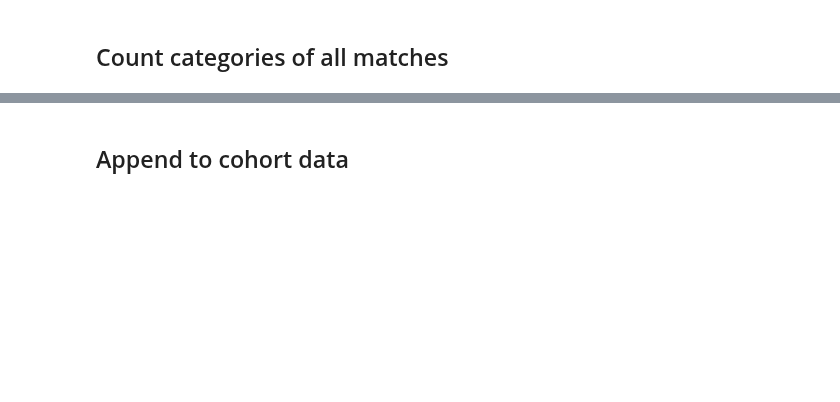
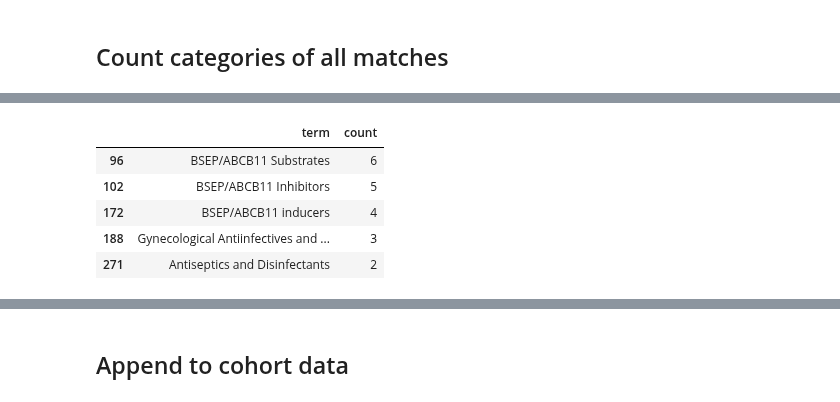
Before and after one commit to theislab/ehrapy-reproducibility, a Jupyter notebook: Figure_5/causal_feature_eng.ipynb, the cells around one changed output, grey strips where cells are left out. Saved outputs shown, nothing was run; the diff lists cells and outputs as text; code cells hidden in the pictures; blank space fills up the shorter version.

```diff
--- a/Figure_5/causal_feature_eng.ipynb
+++ b/Figure_5/causal_feature_eng.ipynb
@@ -209,0 +284,9 @@ plt.show()
+# %%
+term_counts.query("count > 1")[term_counts.query("count > 1").term.str.contains("sep", case=False)]
+# %% [output]
+|  | term | count |
+| 96 | BSEP/ABCB11 Substrates | 6 |
+| 102 | BSEP/ABCB11 Inhibitors | 5 |
+| 172 | BSEP/ABCB11 inducers | 4 |
+| 188 | Gynecological Antiinfectives and ... | 3 |
+| 271 | Antiseptics and Disinfectants | 2 |
```
Also changed, not shown: parts of 14 cells of this notebook, 1 other file.
